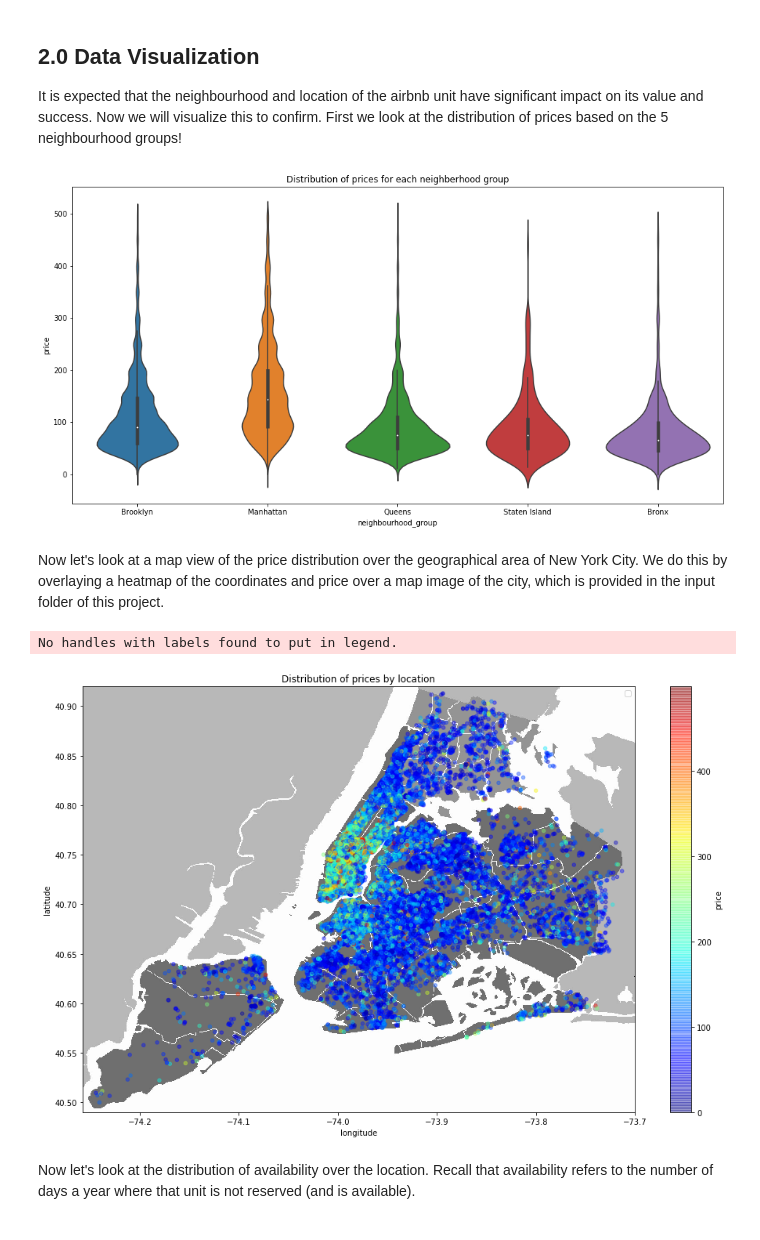
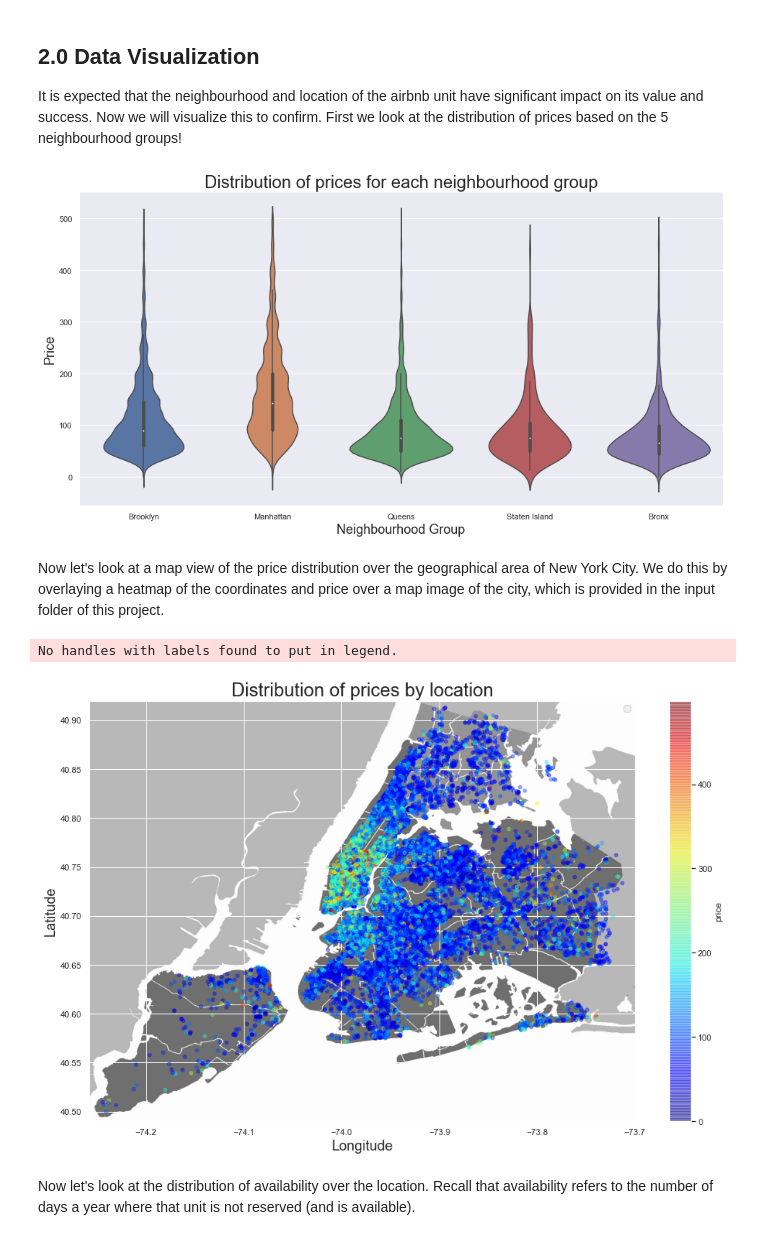
Before and after one commit to jsakhnin/airbnb_predictions, a Jupyter notebook: data_processing.ipynb, the cells around one changed output. Drawn from its saved outputs; the diff is of its cells as text; code cells hidden in the pictures.

```diff
--- a/data_processing.ipynb
+++ b/data_processing.ipynb
@@ -125,12 +125,17 @@ dtype: int64
 ## 2.0 Data Visualization
 It is expected that the neighbourhood and location of the airbnb unit have significant impact on its value and success. Now we will visualize this to confirm. First we look at the distribution of prices based on the 5 neighbourhood groups!
 # %%
+sns.set(font_scale=1)
+
 plt.figure(figsize=(16, 8))
 viz1 = sns.violinplot(data=data[data.price < 500], x='neighbourhood_group', y='price')
-viz1.set_title('Distribution of prices for each neighberhood group')
+viz1.set_title('Distribution of prices for each neighbourhood group', fontsize = 24)
+viz1.set_xlabel("Neighbourhood Group", fontsize = 18)
+viz1.set_ylabel("Price", fontsize = 18)
+
 plt.savefig('output/figures/price_distribution_violin')
 # %% [output]
-[figure, old version]
+[figure, new version]
 # %% [markdown]
 Now let's look at a map view of the price distribution over the geographical area of New York City. We do this by overlaying a heatmap of the coordinates and price over a map image of the city, which is provided in the input folder of this project.
 # %%
@@ -145,12 +150,15 @@ ax=plt.gca()
 data[data.price < 500].plot(kind='scatter', x='longitude', y='latitude', c='price', ax=ax,
            cmap=plt.get_cmap('jet'), colorbar=True, alpha=0.4, zorder=5)
 plt.legend()
-plt.title('Distribution of prices by location')
+plt.title('Distribution of prices by location', fontsize= 24)
+plt.xlabel('Longitude', fontsize = 18)
+plt.ylabel('Latitude', fontsize = 18)
+
 plt.savefig('output/figures/price_distribution_map')
 plt.show()
 # %% [output]
 No handles with labels found to put in legend.
-[figure, old version]
+[figure, new version]
 # %% [markdown]
 Now let's look at the distribution of availability over the location. Recall that availability refers to the number of days a year where that unit is not reserved (and is available).
 # %%
```
Also changed, not shown: parts of 7 cells of this notebook, 11 other files.
